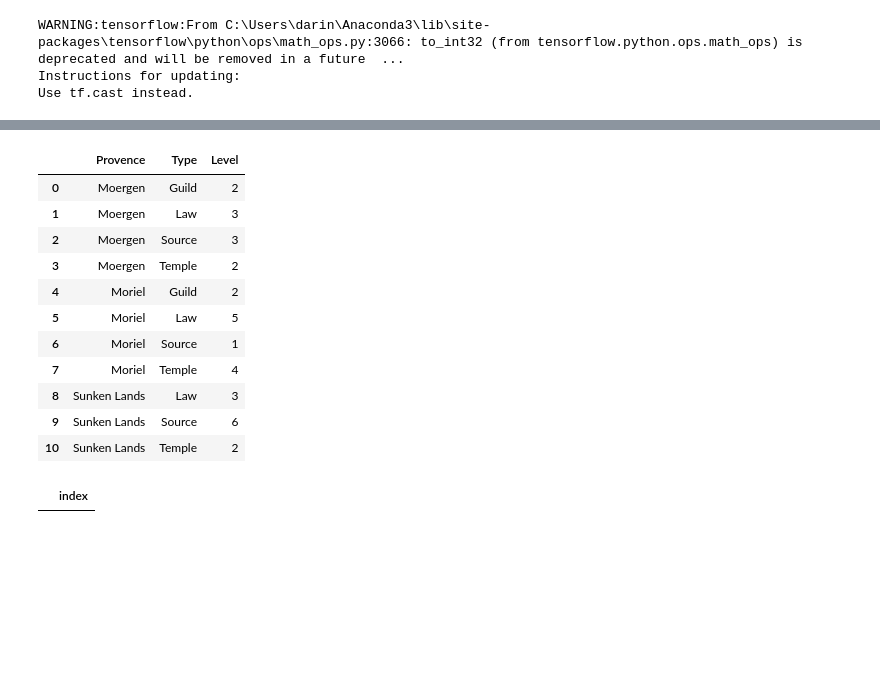
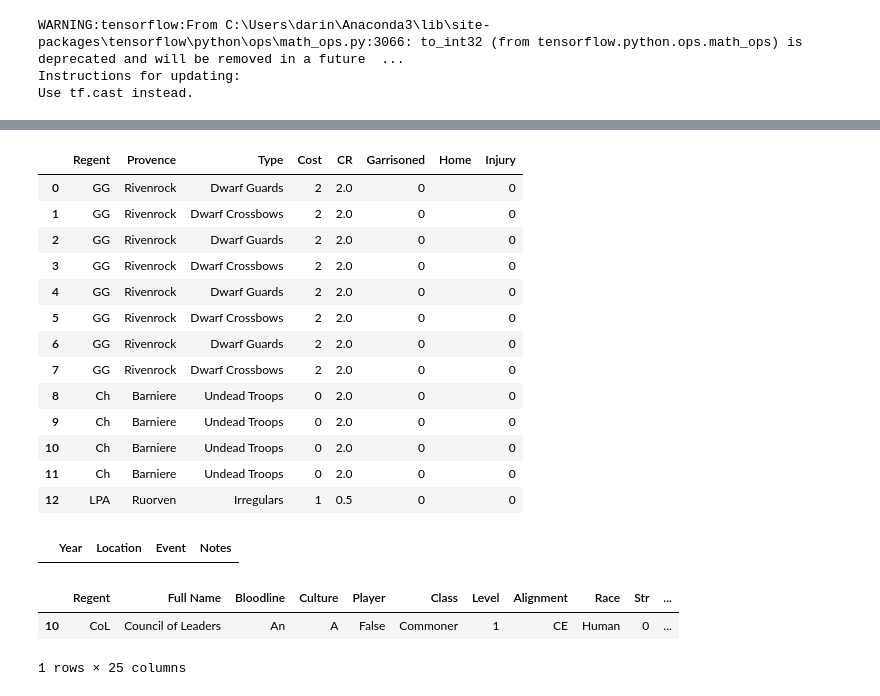
Before and after one commit to NeverForged/Regency, a Jupyter notebook: Code Testing.ipynb, the cells around one changed output, grey strips where cells are left out. Drawn from its saved outputs; the diff is of its cells as text; code cells hidden in the pictures; blank space fills up the shorter version.

```diff
--- a/Code Testing.ipynb
+++ b/Code Testing.ipynb
@@ -31,5 +41,0 @@ Game.change_regent('WM', Gold_Bars=200, Regency_Points=200)
-# %%
-
-Game.set_override('WM', 48)
-Game.set_override('EC', 48)
-Game.take_domain_actions()
@@ -58,5 +41,0 @@ KeyError: 'Provence'
-# %%
-
-Game.set_override('WM', 45, enemy='JR')
-Game.set_override('DW', 44, friend='GG')
-Game.take_domain_actions()
@@ -78,0 +42,3 @@ print(set(df[df['Success?']==True]['Action']))
+# %%
+Game.set_override('Ch', 61, enemy='CoL')
+Game.take_domain_actions()
@@ -85,35 +62,27 @@ df[df['Message'].str.contains('Invest')]['Action'].values
-# %%
-Regent = 'WM'
-import pandas as pd
-self = Game
-
-holdings = []
-for i, row in self.Holdings[self.Holdings['Regent']==Regent].iterrows():
-    holdings.append((row['Provence'], row['Type']))
-
-temp = pd.concat([self.Holdings[self.Holdings['Regent']==Regent][self.Holdings['Provence']==a[0]][self.Holdings['Type']==a[1]] for a in holdings], sort=True)
-temp = temp[temp['Contested']==0]  # can't rule if contested
-
-# get pop by type...
-pop = pd.merge(temp[['Provence']].drop_duplicates(), self.Holdings.copy(), on='Provence', how='left')
-pop = pop[['Provence', 'Type', 'Level']].groupby(['Provence', 'Type']).sum().reset_index()
-
-
-pop
-# %% [output]
-|  | Provence | Type | Level |
-| 0 | Moergen | Guild | 2 |
-| 1 | Moergen | Law | 3 |
-| 2 | Moergen | Source | 3 |
-| 3 | Moergen | Temple | 2 |
-| 4 | Moriel | Guild | 2 |
-| 5 | Moriel | Law | 5 |
-| 6 | Moriel | Source | 1 |
-| 7 | Moriel | Temple | 4 |
-| 8 | Sunken Lands | Law | 3 |
-| 9 | Sunken Lands | Source | 6 |
-| 10 | Sunken Lands | Temple | 2 |
 # %%
-Game.pop
+Game.Troops
 # %% [output]
-|  | index |
+|  | Regent | Provence | Type | Cost | CR | Garrisoned | Home | Injury |
+| 0 | GG | Rivenrock | Dwarf Guards | 2 | 2.0 | 0 |  | 0 |
+| 1 | GG | Rivenrock | Dwarf Crossbows | 2 | 2.0 | 0 |  | 0 |
+| 2 | GG | Rivenrock | Dwarf Guards | 2 | 2.0 | 0 |  | 0 |
+| 3 | GG | Rivenrock | Dwarf Crossbows | 2 | 2.0 | 0 |  | 0 |
+| 4 | GG | Rivenrock | Dwarf Guards | 2 | 2.0 | 0 |  | 0 |
+| 5 | GG | Rivenrock | Dwarf Crossbows | 2 | 2.0 | 0 |  | 0 |
+| 6 | GG | Rivenrock | Dwarf Guards | 2 | 2.0 | 0 |  | 0 |
+| 7 | GG | Rivenrock | Dwarf Crossbows | 2 | 2.0 | 0 |  | 0 |
+| 8 | Ch | Barniere | Undead Troops | 0 | 2.0 | 0 |  | 0 |
+| 9 | Ch | Barniere | Undead Troops | 0 | 2.0 | 0 |  | 0 |
+| 10 | Ch | Barniere | Undead Troops | 0 | 2.0 | 0 |  | 0 |
+| 11 | Ch | Barniere | Undead Troops | 0 | 2.0 | 0 |  | 0 |
+| 12 | LPA | Ruorven | Irregulars | 1 | 0.5 | 0 |  | 0 |
+# %%
+Game.War
+# %% [output]
+|  | Year | Location | Event | Notes |
+# %%
+Game.Regents[Game.Regents['Regent']=='CoL']
+# %% [output]
+|  | Regent | Full Name | Bloodline | Culture | Player | Class | Level | Alignment | Race | Str | ... |
+| 10 | CoL | Council of Leaders | An | A | False | Commoner | 1 | CE | Human | 0 | ... |
+1 rows × 25 columns
```
Also changed, not shown: parts of 12 cells of this notebook, 5 other files.
